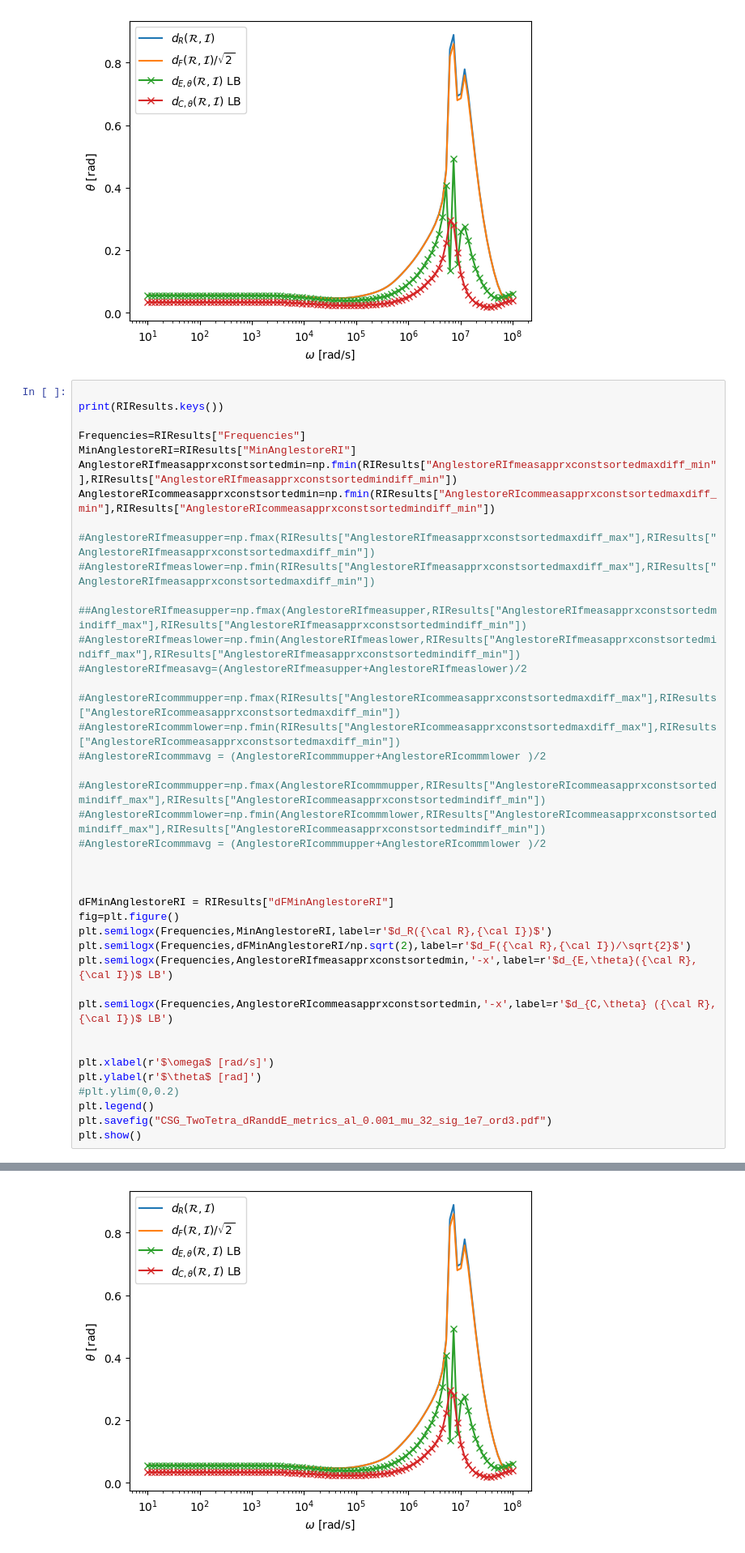
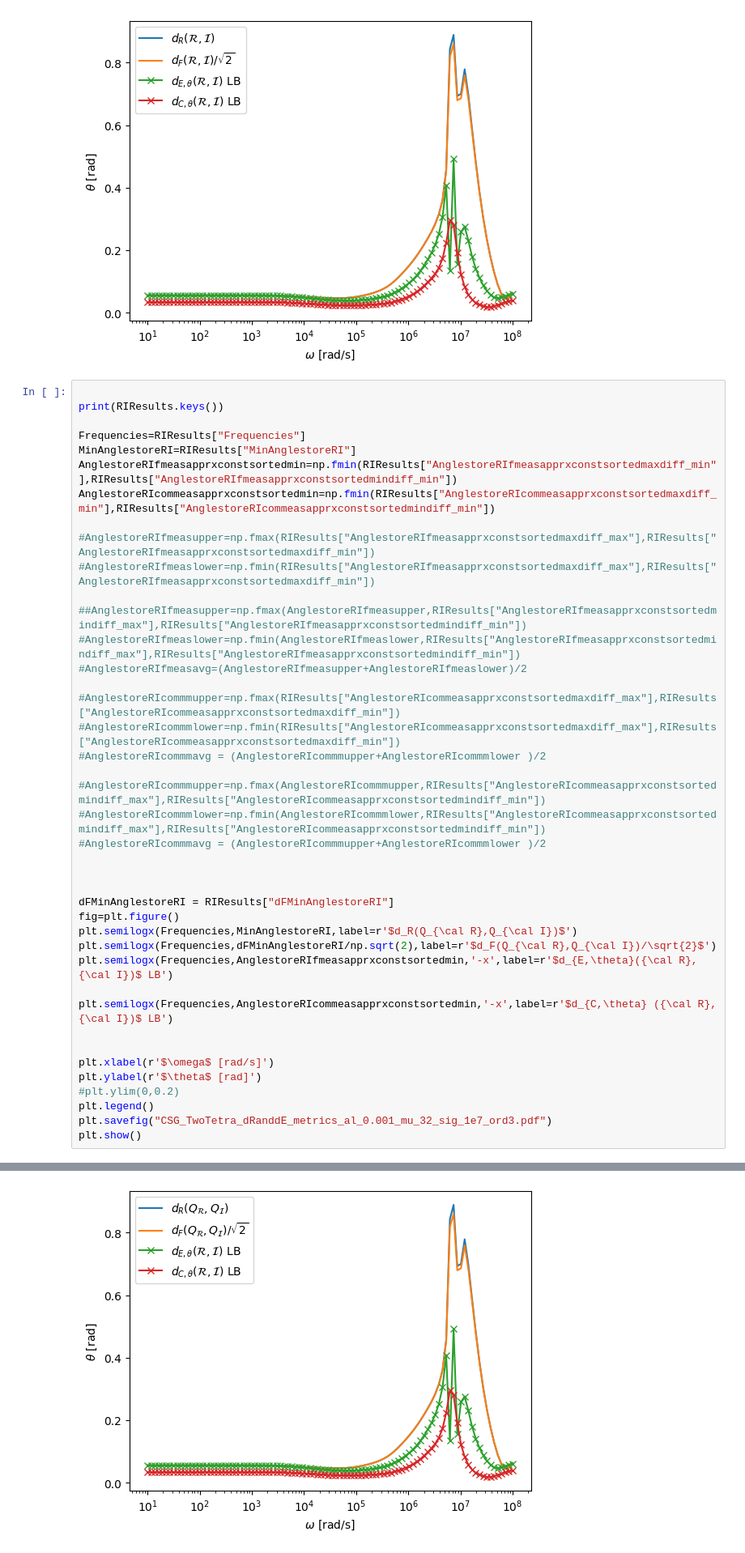
Before and after one commit to pdledger/Rodrigues_Angles, a Jupyter notebook: two_tetra_homog.ipynb, the cells around one changed output, grey strips where cells are left out. Shown at 81% size. Cells and saved outputs as stored; diff of their text form.

```diff
--- a/two_tetra_homog.ipynb
+++ b/two_tetra_homog.ipynb
@@ -252,36 +252,36 @@ AnglestoreRIcommeasapprxconstsortedmin=np.fmin(RIResults["AnglestoreRIcommeasapp
 
 ##AnglestoreRIfmeasupper=np.fmax(AnglestoreRIfmeasupper,RIResults["AnglestoreRIfmeasapprxconstsortedmindiff_max"],RIResults["AnglestoreRIfmeasapprxconstsortedmindiff_min"])
 #AnglestoreRIfmeaslower=np.fmin(AnglestoreRIfmeaslower,RIResults["AnglestoreRIfmeasapprxconstsortedmindiff_max"],RIResults["AnglestoreRIfmeasapprxconstsortedmindiff_min"])
 #AnglestoreRIfmeasavg=(AnglestoreRIfmeasupper+AnglestoreRIfmeaslower)/2
 
 #AnglestoreRIcommmupper=np.fmax(RIResults["AnglestoreRIcommeasapprxconstsortedmaxdiff_max"],RIResults["AnglestoreRIcommeasapprxconstsortedmaxdiff_min"])
 #AnglestoreRIcommmlower=np.fmin(RIResults["AnglestoreRIcommeasapprxconstsortedmaxdiff_max"],RIResults["AnglestoreRIcommeasapprxconstsortedmaxdiff_min"])
 #AnglestoreRIcommmavg = (AnglestoreRIcommmupper+AnglestoreRIcommmlower )/2
 
 #AnglestoreRIcommmupper=np.fmax(AnglestoreRIcommmupper,RIResults["AnglestoreRIcommeasapprxconstsortedmindiff_max"],RIResults["AnglestoreRIcommeasapprxconstsortedmindiff_min"])
 #AnglestoreRIcommmlower=np.fmin(AnglestoreRIcommmlower,RIResults["AnglestoreRIcommeasapprxconstsortedmindiff_max"],RIResults["AnglestoreRIcommeasapprxconstsortedmindiff_min"])
 #AnglestoreRIcommmavg = (AnglestoreRIcommmupper+AnglestoreRIcommmlower )/2
 
 
 
 dFMinAnglestoreRI = RIResults["dFMinAnglestoreRI"]
 fig=plt.figure()
-plt.semilogx(Frequencies,MinAnglestoreRI,label=r'$d_R({\cal R},{\cal I})$')
-plt.semilogx(Frequencies,dFMinAnglestoreRI/np.sqrt(2),label=r'$d_F({\cal R},{\cal I})/\sqrt{2}$')
+plt.semilogx(Frequencies,MinAnglestoreRI,label=r'$d_R(Q_{\cal R},Q_{\cal I})$')
+plt.semilogx(Frequencies,dFMinAnglestoreRI/np.sqrt(2),label=r'$d_F(Q_{\cal R},Q_{\cal I})/\sqrt{2}$')
 plt.semilogx(Frequencies,AnglestoreRIfmeasapprxconstsortedmin,'-x',label=r'$d_{E,\theta}({\cal R},{\cal I})$ LB')
 
 plt.semilogx(Frequencies,AnglestoreRIcommeasapprxconstsortedmin,'-x',label=r'$d_{C,\theta} ({\cal R},{\cal I})$ LB')
 
 
 plt.xlabel(r'$\omega$ [rad/s]')
 plt.ylabel(r'$\theta$ [rad]')
 #plt.ylim(0,0.2)
 plt.legend()
 plt.savefig("CSG_TwoTetra_dRanddE_metrics_al_0.001_mu_32_sig_1e7_ord3.pdf")
 plt.show()
 # %% [output]
 dict_keys(['Frequencies', 'MinAnglestoreRI', 'AnglestoreRIfmeasapprxconstsortedmaxdiff_max', 'AnglestoreRIfmeasapprxconstsortedmindiff_min', 'AnglestoreRIfmeasapprxconstsortedmaxdiff_min', 'Anglestore ...
-[figure, old version]
+[figure, new version]
 # %%
 print(RtildeIResults.keys())
 
```
Also changed, not shown: parts of 2 cells of this notebook, 27 other files.
